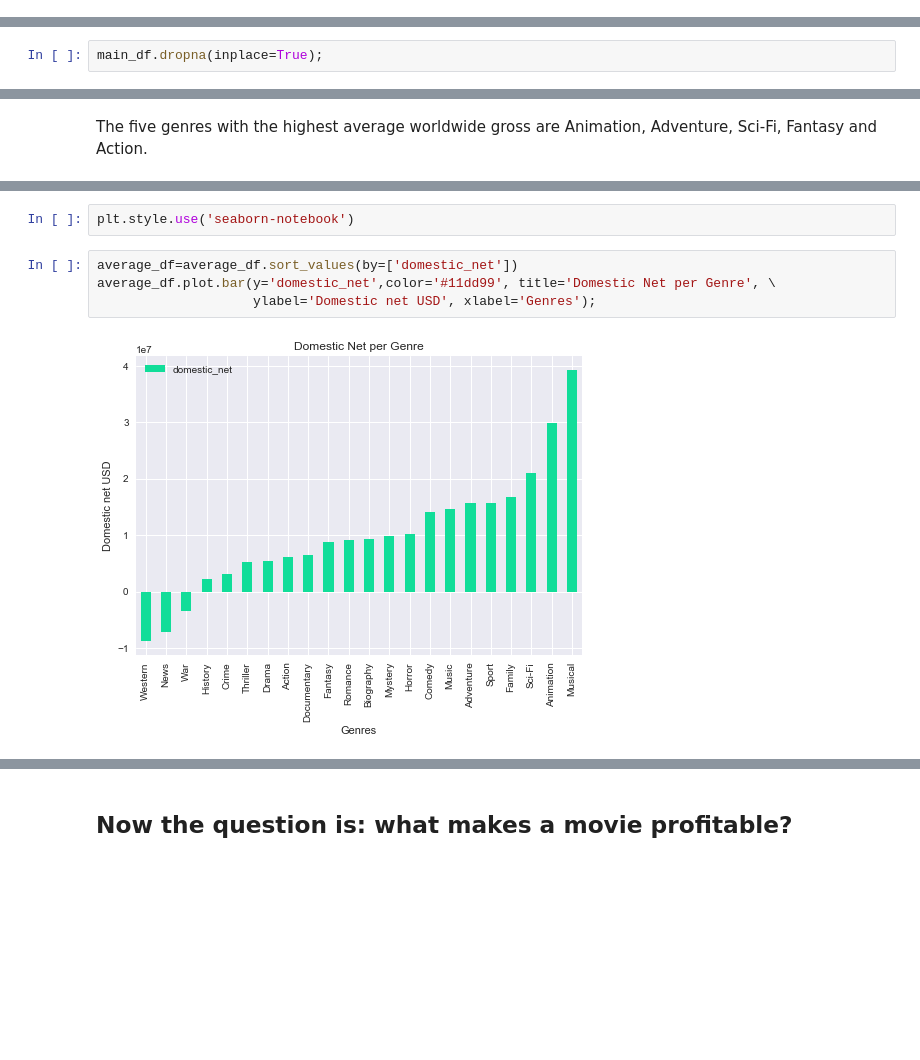
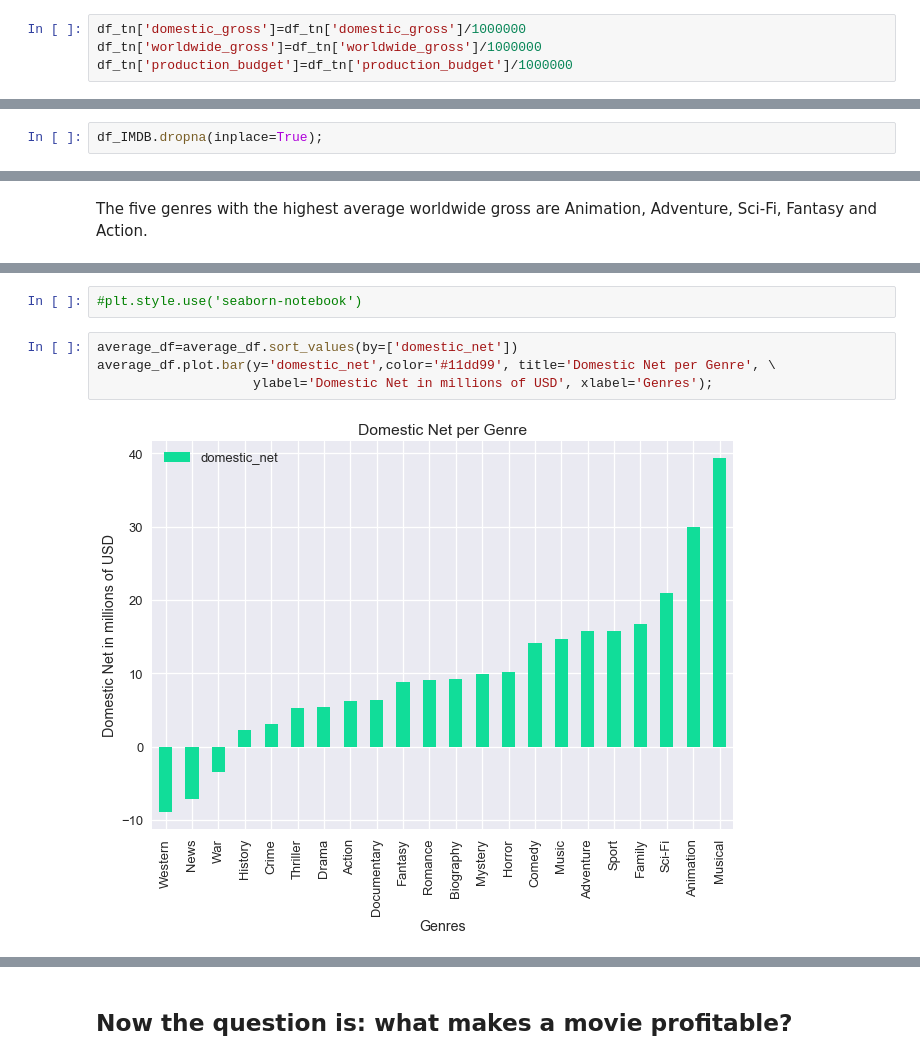
Before and after one commit to MNLKuzmin/dsc-project-genrestudy, a Jupyter notebook: A Genre Study first draft-skimmed down version.ipynb, the cells around one changed output, grey strips where cells are left out. Saved outputs shown, nothing was run; the diff lists cells and outputs as text; blank space fills up the shorter version.

```diff
--- a/A Genre Study first draft-skimmed down version.ipynb
+++ b/A Genre Study first draft-skimmed down version.ipynb
@@ -207,3 +204,7 @@ Now that I converted to floats I can calculate the domestic and worldwide net, s
+# %%
+df_tn['domestic_gross']=df_tn['domestic_gross']/1000000
+df_tn['worldwide_gross']=df_tn['worldwide_gross']/1000000
+df_tn['production_budget']=df_tn['production_budget']/1000000
 # %%
 df_tn['domestic_net']=df_tn['domestic_gross']-df_tn['production_budget']
 df_tn['worldwide_net']=df_tn['worldwide_gross']-df_tn['production_budget']
@@ -236,0 +268,2 @@ df_IMDB.head()
+# %%
+df_IMDB.dropna(inplace=True);
@@ -278,5 +306,3 @@ Since there are only 8 null values given the size of the file it is appropriate
-# %%
-main_df.dropna(inplace=True);
 # %% [markdown]
 Since I want to study the movies based on their genre let me take a look at what are the values associated with genres in this DataFrame.
 # %%
@@ -388,11 +411,11 @@ average_df.plot.bar(y='production_budget',color='#FFA500',title='Production Budg
 # %%
-plt.style.use('seaborn-notebook')
+#plt.style.use('seaborn-notebook')
 # %%
 average_df=average_df.sort_values(by=['domestic_net'])
 average_df.plot.bar(y='domestic_net',color='#11dd99', title='Domestic Net per Genre', \
-                    ylabel='Domestic net USD', xlabel='Genres');
+                    ylabel='Domestic Net in millions of USD', xlabel='Genres');
 # %% [output]
-[figure, old version]
+[figure, new version]
 # %%
 average_df=average_df.sort_values(by=['worldwide_net'])
 average_df.plot.bar(y='worldwide_net',color='teal', title='Worldwide Net per genre',\
```
Also changed, not shown: parts of 70 cells of this notebook.
